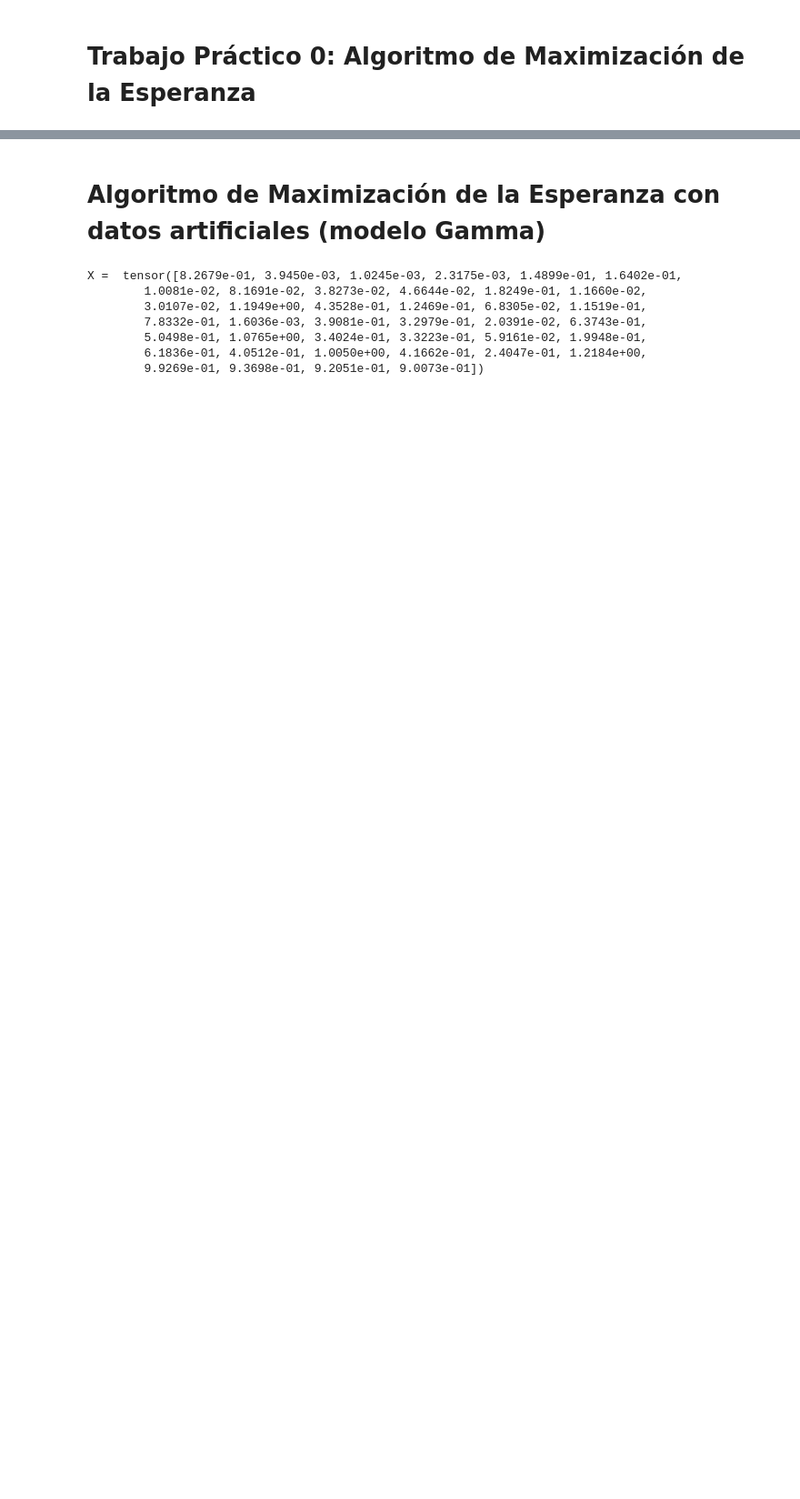
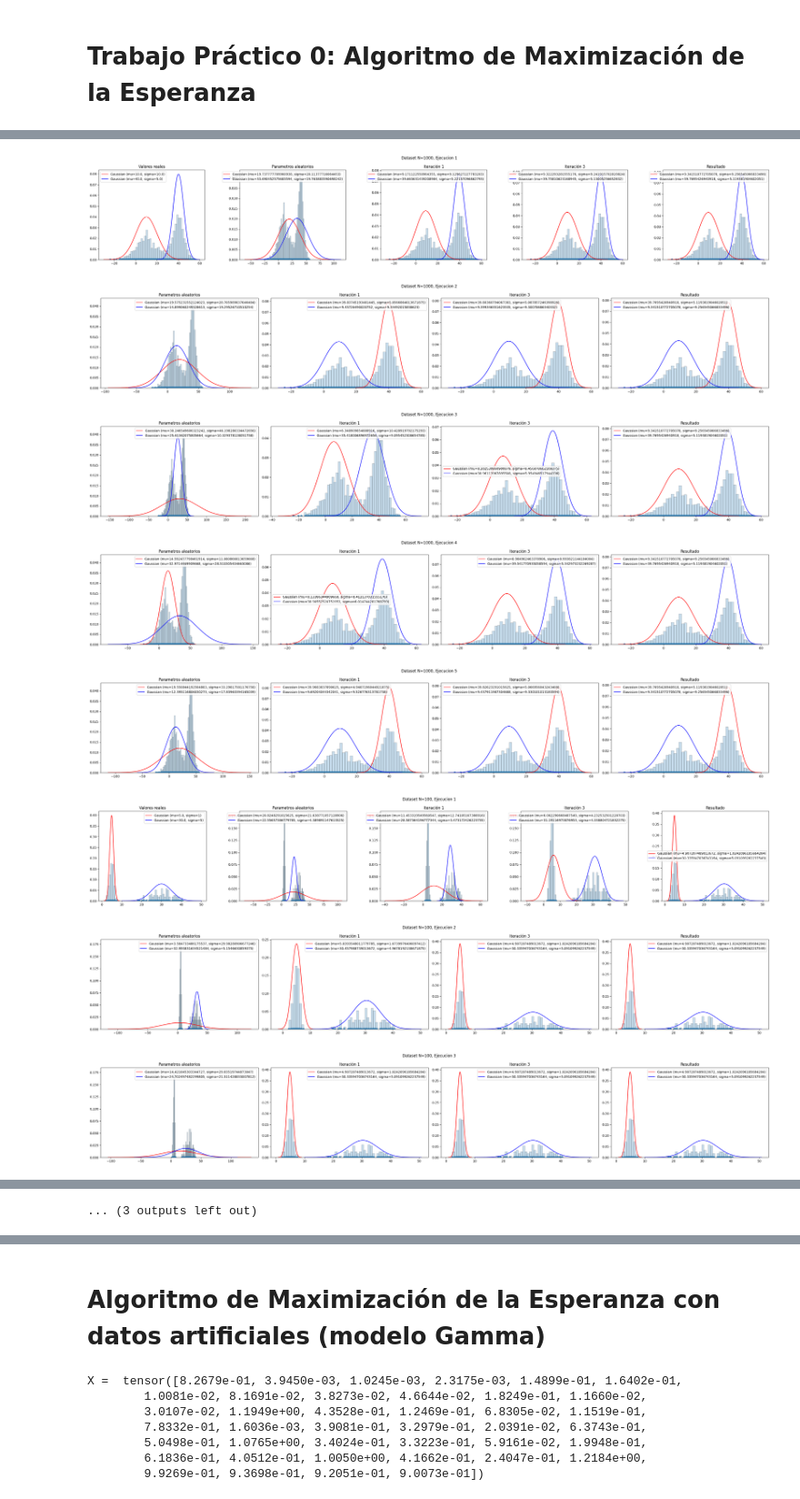
Before and after one commit to BRJMM/AprendizajeAutomatico, a Jupyter notebook: TrabajoPractico0/Trabajo_práctico_0_Algoritmo_de_Maximización_de_la_Esperanza.ipynb, the cells around one changed output, grey strips where cells are left out. Shown at 91% size. Drawn from its saved outputs; the diff is of its cells as text; code cells hidden in the pictures; blank space fills up the shorter version.

Commit message:
add function for multiple plots

```diff
--- a/TrabajoPractico0/Trabajo_práctico_0_Algoritmo_de_Maximización_de_la_Esperanza.ipynb
+++ b/TrabajoPractico0/Trabajo_práctico_0_Algoritmo_de_Maximización_de_la_Esperanza.ipynb
@@ -338,21 +380,0 @@ New P parameters:  tensor([[    nan,     nan],
-# %%
-i_max = 5
-i_adj_max = 5
-
-mu1 = 10.0
-sigma1 = 3.6
-mu2 = 30.0
-sigma2 = 2.6
-
-for i in range(i_max):
-    X = generate_data(n, mu1, sigma1, mu2, sigma2)
-    P = init_random_parameters()
-    plot(X, P[0][0], P[0][1], P[1][0], P[1][1], '[{}] Random parameters'.format(i))
-
-    for a in range(i_adj_max):
-        M = calculate_membership_dataset(X, P)
-
-        #print('[', i,'] Old P parameters: ', P)
-        P = recalculate_parameters(X, M)
-        #print('[', i,'] New P parameters: ', P, '\n')
-    plot(X, P[0][0], P[0][1], P[1][0], P[1][1], '[{}][{}] Adjustment'.format(i, a))
@@ -409,34 +420,59 @@ lista_parametros = [
     {
         "n": 100,
         "mus": (5.0, 30.0),
         "sigmas": [1, 5]
     },
     {
         "n": 10,
         "mus": [27.0, 8.0],
         "sigmas": [6.0, 8.0]
     }
 ]
 
 for parametros in lista_parametros:
     n = parametros["n"]
+    mus = []
+    sigmas = []
+    titles = []
     mu1 = parametros["mus"][0]
     mu2 = parametros["mus"][1]
     sigma1 = parametros["sigmas"][0]
     sigma2 = parametros["sigmas"][1]
     X = generate_data(n, mu1, sigma1, mu2, sigma2)
 
 
-    plot(X, mu1, sigma1, mu2, sigma2, "Datos generados con base a los parámetros dados")
+    # plot(X, mu1, sigma1, mu2, sigma2, "Datos generados con base a los parámetros dados")
 
     for i in range(1,6):
+        mus.append([mu1, mu2])
+        sigmas.append([sigma1, sigma2])
+        titles.append("Valores reales")
         P = init_random_parameters()
-        plot(X, P[0][0], P[0][1], P[1][0], P[1][1], "[Ejecución {}] Parámetros generados de manera aleatoria".format(i))
+        mus.append([P[0][0], P[1][0]])
+        sigmas.append([P[0][1], P[1][1]])
+        titles.append("Parametros aleatorios")
 
         for a in range(10):
             M = calculate_membership_dataset(X, P)
 
             P = recalculate_parameters(X, M)
             if a == 1 or a == 3:
-                plot(X, P[0][0], P[0][1], P[1][0], P[1][1], "[Ejecución {}] Iteración {}".format(i, a))
-        plot(X, P[0][0], P[0][1], P[1][0], P[1][1], "[Ejecución {}] Resultado".format(i))
+                mus.append([P[0][0], P[1][0]])
+                sigmas.append([P[0][1], P[1][1]])
+                titles.append("Iteración {}".format(a))
+        mus.append([P[0][0], P[1][0]])
+        sigmas.append([P[0][1], P[1][1]])
+        titles.append("Resultado")
+        plot_multiple(X, mus, sigmas, titles, "Dataset N={}, Ejecucion {}".format(n, i))
+        mus = []
+        sigmas = []
+        titles = []
+# %% [output]
+[figure, added]
+[figure, added]
+[figure, added]
+[figure, added]
+[figure, added]
+[figure, added]
+[figure, added]
+[figure, added]
@@ -442,0 +483 @@ for parametros in lista_parametros:
+... (3 outputs left out)
```
Also changed, not shown: parts of 10 cells of this notebook.
